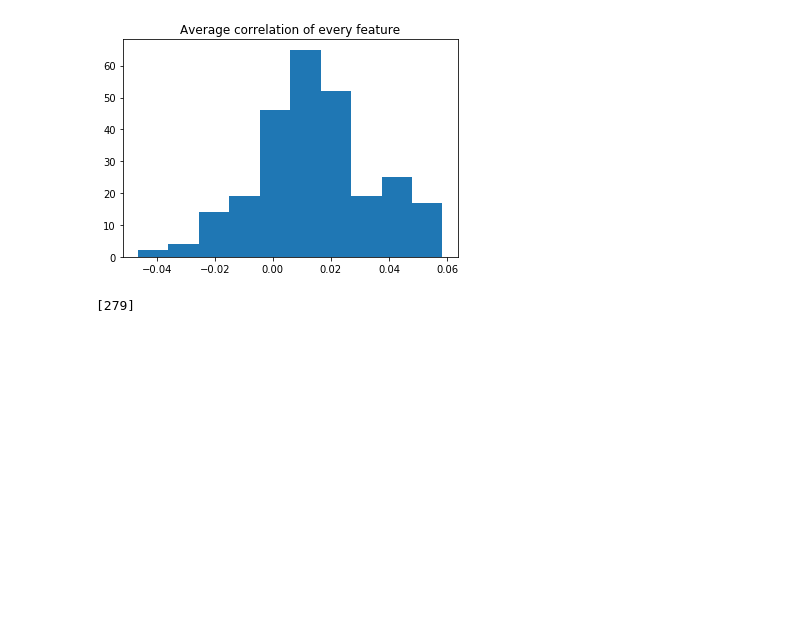
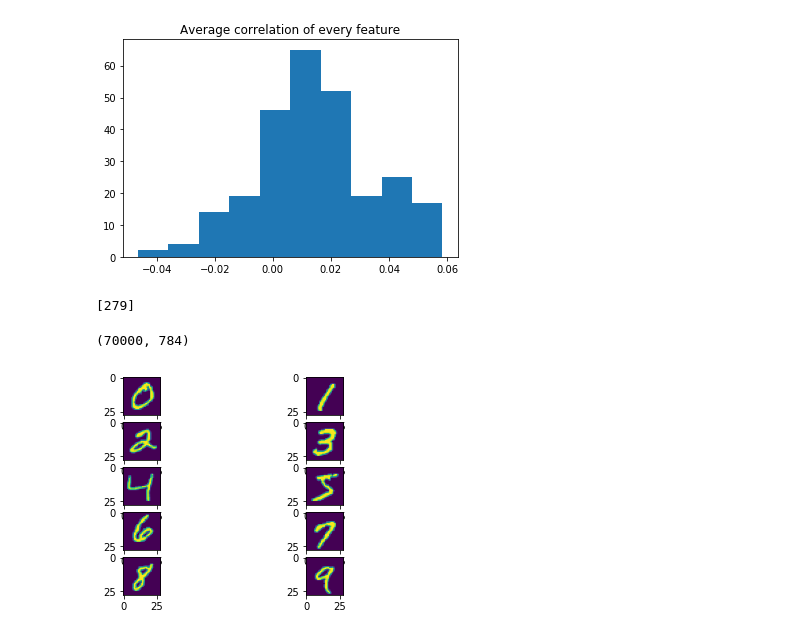
Before and after one commit to johnson0310/EE460J, a Jupyter notebook: EE460J_lab1.ipynb, the cells around one changed output. Saved outputs shown, nothing was run; the diff lists cells and outputs as text; code cells hidden in the pictures; blank space fills up the shorter version.

```diff
--- a/EE460J_lab1.ipynb
+++ b/EE460J_lab1.ipynb
@@ -249,3 +247,11 @@ import pandas as pd
 import sklearn.datasets as ds
 from sklearn.model_selection import train_test_split
 from sklearn.tree import DecisionTreeClassifier
+# %%
+mnist = ds.fetch_openml('mnist_784')
+# %%
+# There are 70000 different digits and 784 features for each.
+# These features all correspond to an individual pixel in the image
+mnist.data.shape
+# %% [output]
+(70000, 784)
@@ -251,0 +261,10 @@ from sklearn.tree import DecisionTreeClassifier
+# %%
+labels = mnist.target.tolist()
+# %%
+f, ax = plt.subplots(5,2)
+
+for i in range(10):
+  img = np.reshape(mnist.data[labels.index(str(i))], (28,28))
+  ax[i//2,i%2].imshow(img)
+# %% [output]
+[figure, added]
```
Also changed, not shown: parts of 2 cells of this notebook.
